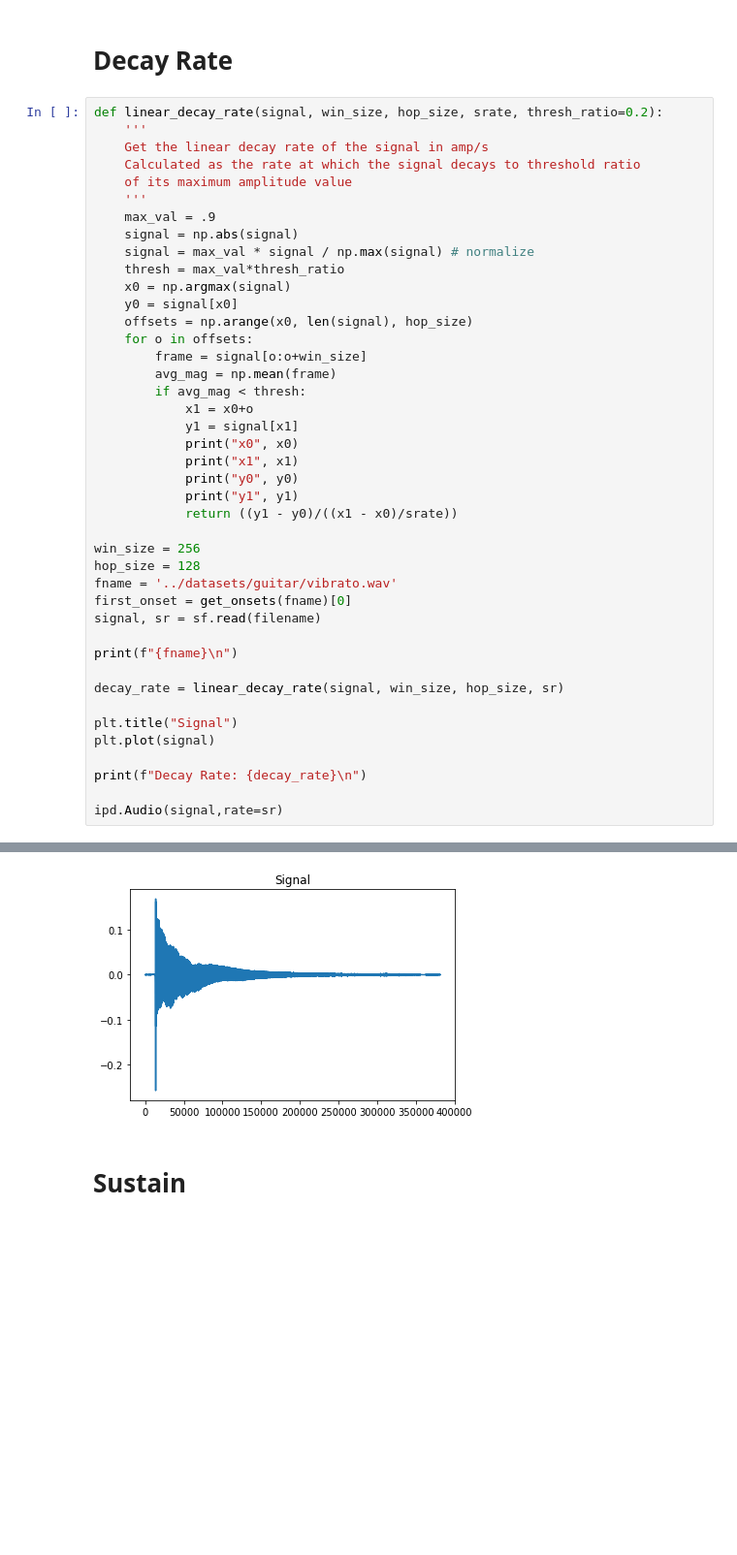
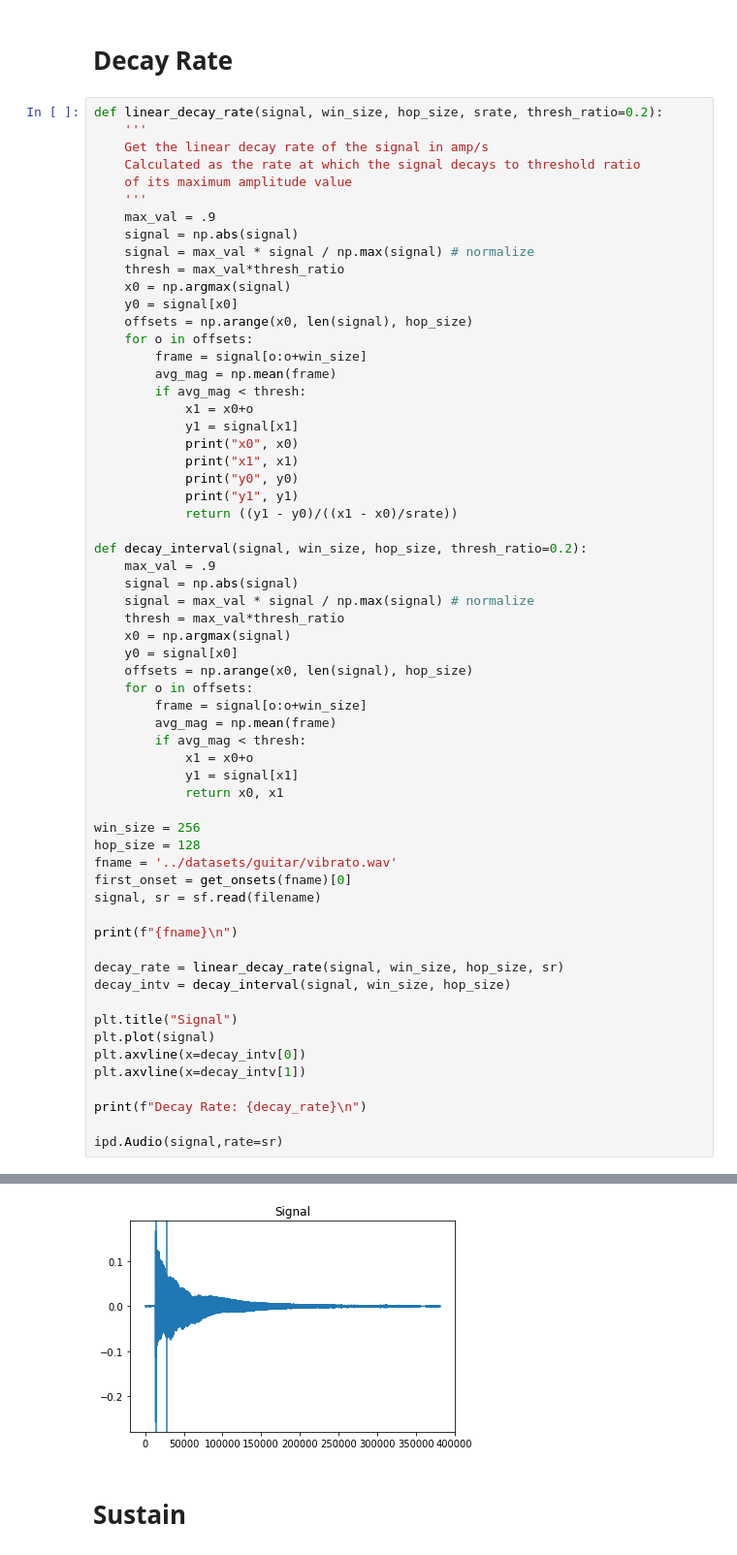
Before and after one commit to avesk/echo-synth, a Jupyter notebook: notebooks/Envelope Extraction.ipynb, the cells around one changed output, grey strips where cells are left out. Shown at 97% size. Saved outputs shown, nothing was run; the diff lists cells and outputs as text; blank space fills up the shorter version.

```diff
--- a/notebooks/Envelope Extraction.ipynb
+++ b/notebooks/Envelope Extraction.ipynb
@@ -116,34 +135,53 @@ def linear_decay_rate(signal, win_size, hop_size, srate, thresh_ratio=0.2):
             print("x1", x1)
             print("y0", y0)
             print("y1", y1)
             return ((y1 - y0)/((x1 - x0)/srate))
 
+def decay_interval(signal, win_size, hop_size, thresh_ratio=0.2):
+    max_val = .9
+    signal = np.abs(signal)
+    signal = max_val * signal / np.max(signal) # normalize
+    thresh = max_val*thresh_ratio
+    x0 = np.argmax(signal)
+    y0 = signal[x0]
+    offsets = np.arange(x0, len(signal), hop_size)
+    for o in offsets:
+        frame = signal[o:o+win_size]
+        avg_mag = np.mean(frame)
+        if avg_mag < thresh:
+            x1 = x0+o
+            y1 = signal[x1]
+            return x0, x1
+
 win_size = 256
 hop_size = 128
 fname = '../datasets/guitar/vibrato.wav'
 first_onset = get_onsets(fname)[0]
 signal, sr = sf.read(filename)
 
 print(f"{fname}\n")
 
 decay_rate = linear_decay_rate(signal, win_size, hop_size, sr)
+decay_intv = decay_interval(signal, win_size, hop_size)
 
 plt.title("Signal")
 plt.plot(signal)
+plt.axvline(x=decay_intv[0])
+plt.axvline(x=decay_intv[1])
 
 print(f"Decay Rate: {decay_rate}\n")
 
 ipd.Audio(signal,rate=sr)
 # %% [output]
 ../datasets/guitar/vibrato.wav
 
 x0 13640
 x1 27536
 y0 0.9
 y1 0.03127289918449356
 Decay Rate: -2.756970721499988
 [interactive output not drawn]
-[figure, old version]
+[figure, new version]
 # %% [markdown]
 # Sustain
 # %%
```
Also changed, not shown: parts of 2 cells of this notebook.
